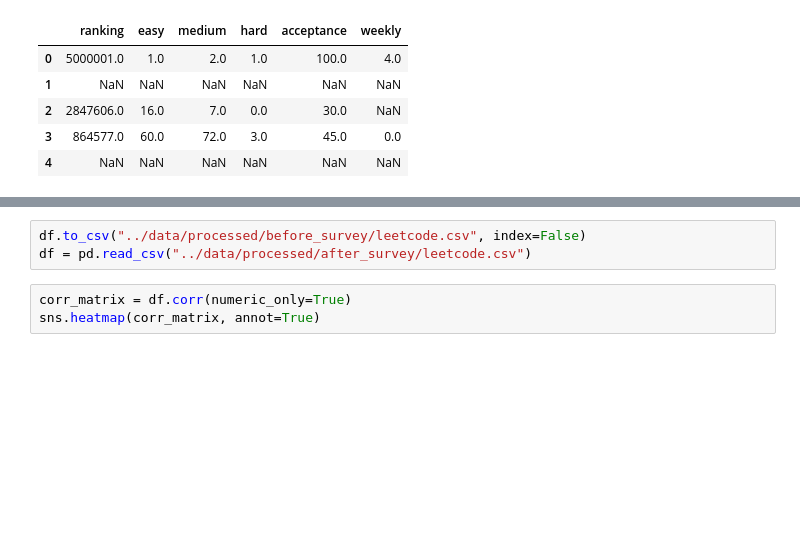
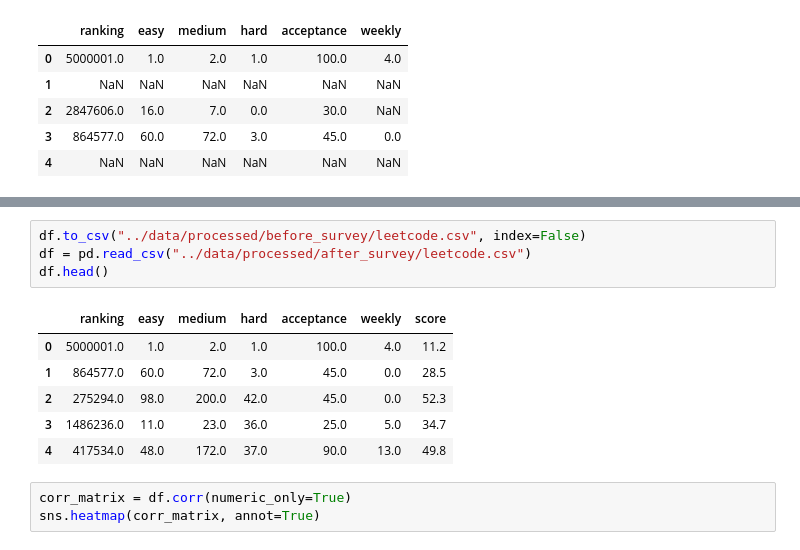
Before and after one commit to Traillio-Org/platform_formulations, a Jupyter notebook: exploration/exploration.ipynb, the cells around one changed output, grey strips where cells are left out. Saved outputs shown, nothing was run; the diff lists cells and outputs as text; blank space fills up the shorter version.

```diff
--- a/exploration/exploration.ipynb
+++ b/exploration/exploration.ipynb
@@ -28,6 +28,14 @@ df.head()
 # %%
 df.to_csv("../data/processed/before_survey/leetcode.csv", index=False)
 df = pd.read_csv("../data/processed/after_survey/leetcode.csv")
+df.head()
+# %% [output]
+|  | ranking | easy | medium | hard | acceptance | weekly | score |
+| 0 | 5000001.0 | 1.0 | 2.0 | 1.0 | 100.0 | 4.0 | 11.2 |
+| 1 | 864577.0 | 60.0 | 72.0 | 3.0 | 45.0 | 0.0 | 28.5 |
+| 2 | 275294.0 | 98.0 | 200.0 | 42.0 | 45.0 | 0.0 | 52.3 |
+| 3 | 1486236.0 | 11.0 | 23.0 | 36.0 | 25.0 | 5.0 | 34.7 |
+| 4 | 417534.0 | 48.0 | 172.0 | 37.0 | 90.0 | 13.0 | 49.8 |
 # %%
 corr_matrix = df.corr(numeric_only=True)
 sns.heatmap(corr_matrix, annot=True)
```
Also changed, not shown: parts of 7 cells of this notebook, 9 other files.
